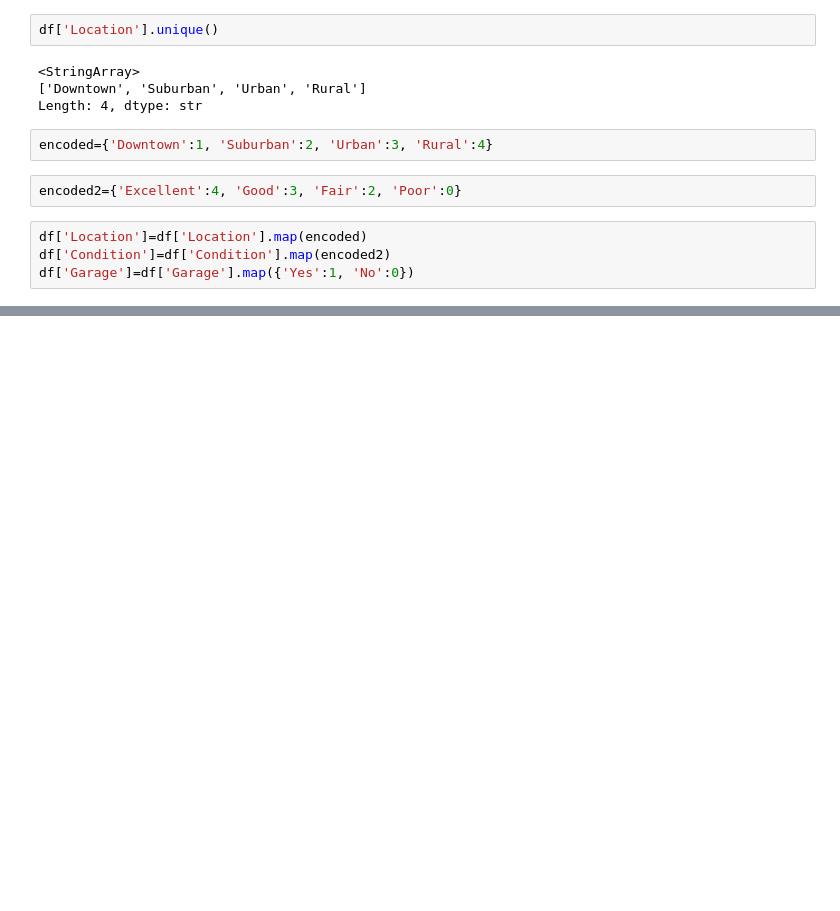
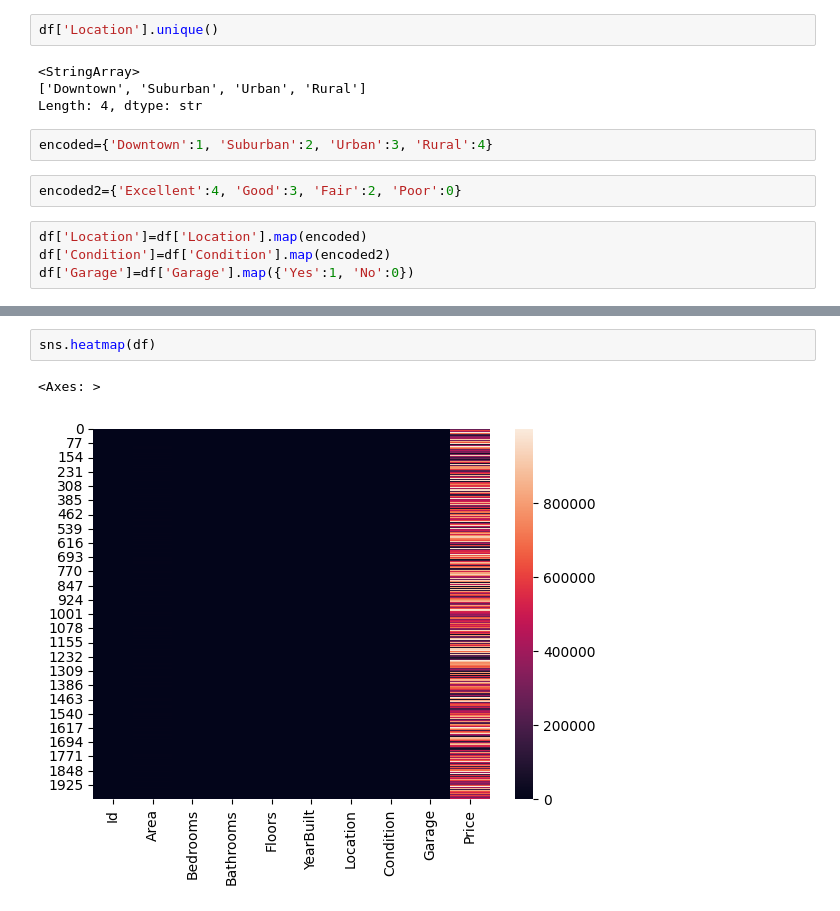
Before and after one commit to RamesusIV/CA2_model_deployment-, a Jupyter notebook: house_price.ipynb, the cells around one changed output, grey strips where cells are left out. Cells and saved outputs as stored; diff of their text form; blank space fills up the shorter version.

```diff
--- a/house_price.ipynb
+++ b/house_price.ipynb
@@ -243,0 +263,5 @@ df['Garage']=df['Garage'].map({'Yes':1, 'No':0})
+# %%
+sns.heatmap(df)
+# %% [output]
+<Axes: >
+[figure, added]
```
Also changed, not shown: parts of 4 cells of this notebook.
